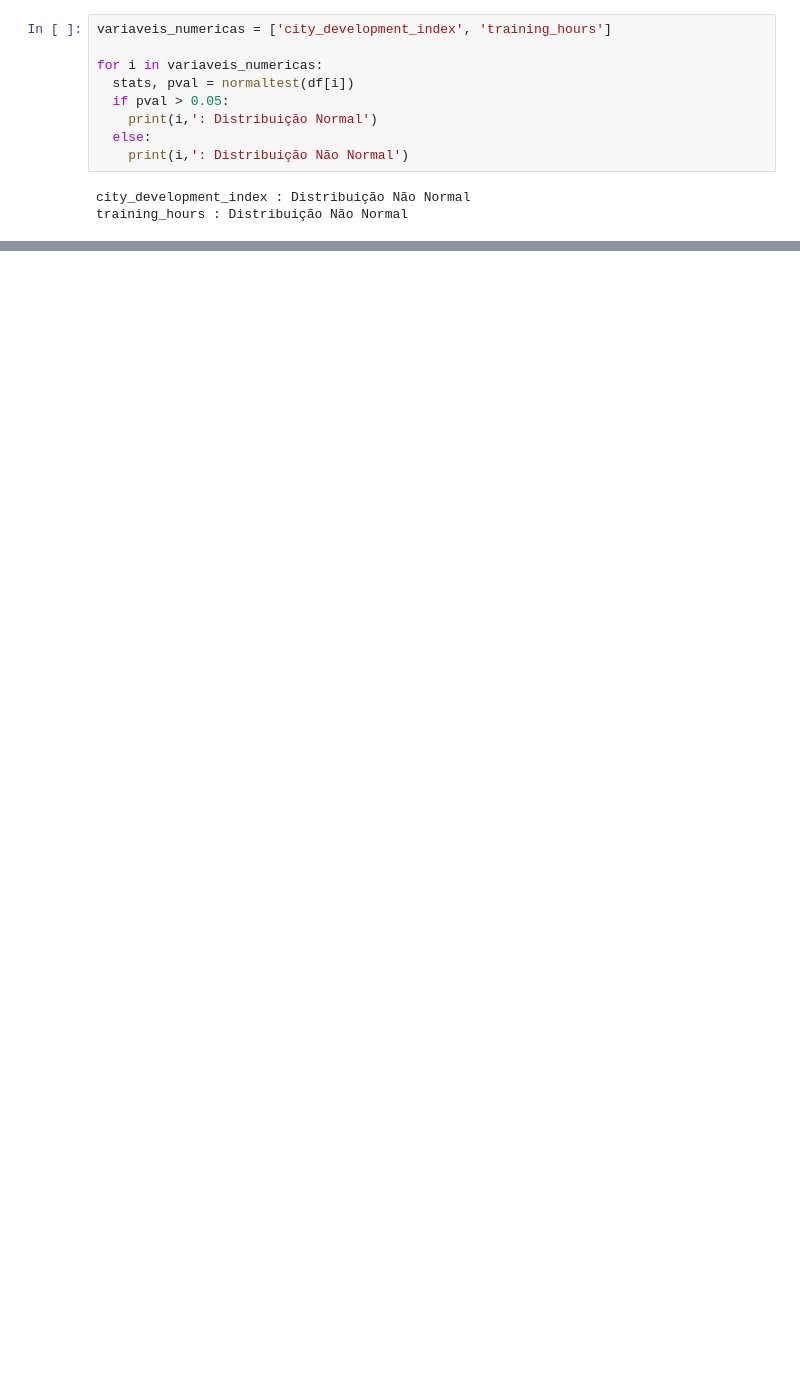
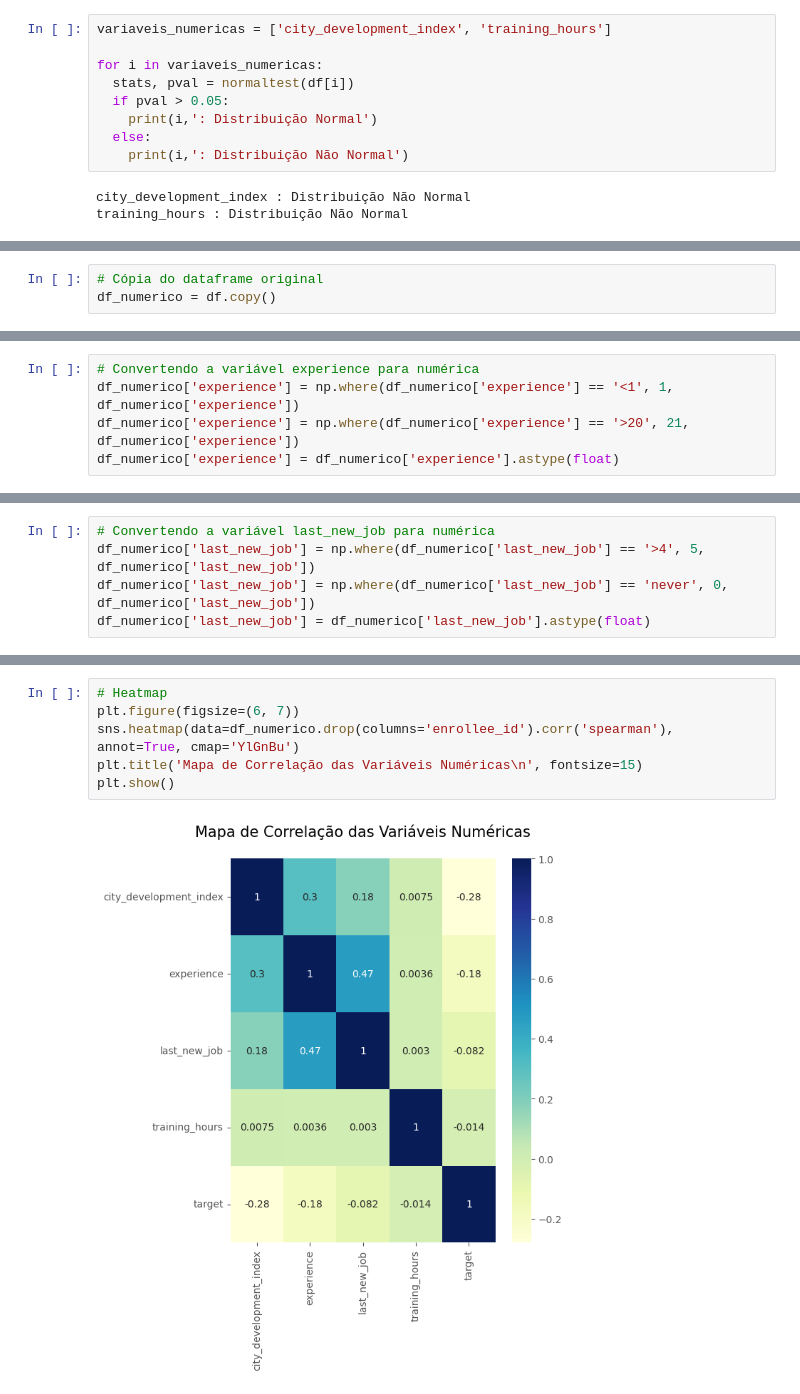
Before and after one commit to Blf100/Analise-de-Dados-RH, a Jupyter notebook: Análise_de_Dados_RH.ipynb, the cells around one changed output, grey strips where cells are left out. Cells and saved outputs as stored; diff of their text form; blank space fills up the shorter version.

```diff
--- a/Análise_de_Dados_RH.ipynb
+++ b/Análise_de_Dados_RH.ipynb
@@ -182,0 +205,3 @@ training_hours : Distribuição Não Normal
+# %%
+# Cópia do dataframe original
+df_numerico = df.copy()
@@ -182,0 +229,5 @@ training_hours : Distribuição Não Normal
+# %%
+# Convertendo a variável experience para numérica
+df_numerico['experience'] = np.where(df_numerico['experience'] == '<1', 1, df_numerico['experience'])
+df_numerico['experience'] = np.where(df_numerico['experience'] == '>20', 21, df_numerico['experience'])
+df_numerico['experience'] = df_numerico['experience'].astype(float)
@@ -182,0 +267,5 @@ training_hours : Distribuição Não Normal
+# %%
+# Convertendo a variável last_new_job para numérica
+df_numerico['last_new_job'] = np.where(df_numerico['last_new_job'] == '>4', 5, df_numerico['last_new_job'])
+df_numerico['last_new_job'] = np.where(df_numerico['last_new_job'] == 'never', 0, df_numerico['last_new_job'])
+df_numerico['last_new_job'] = df_numerico['last_new_job'].astype(float)
@@ -182,0 +284,8 @@ training_hours : Distribuição Não Normal
+# %%
+# Heatmap
+plt.figure(figsize=(6, 7))
+sns.heatmap(data=df_numerico.drop(columns='enrollee_id').corr('spearman'), annot=True, cmap='YlGnBu')
+plt.title('Mapa de Correlação das Variáveis Numéricas\n', fontsize=15)
+plt.show()
+# %% [output]
+[figure, added]
```
Also changed, not shown: parts of 18 cells of this notebook.
